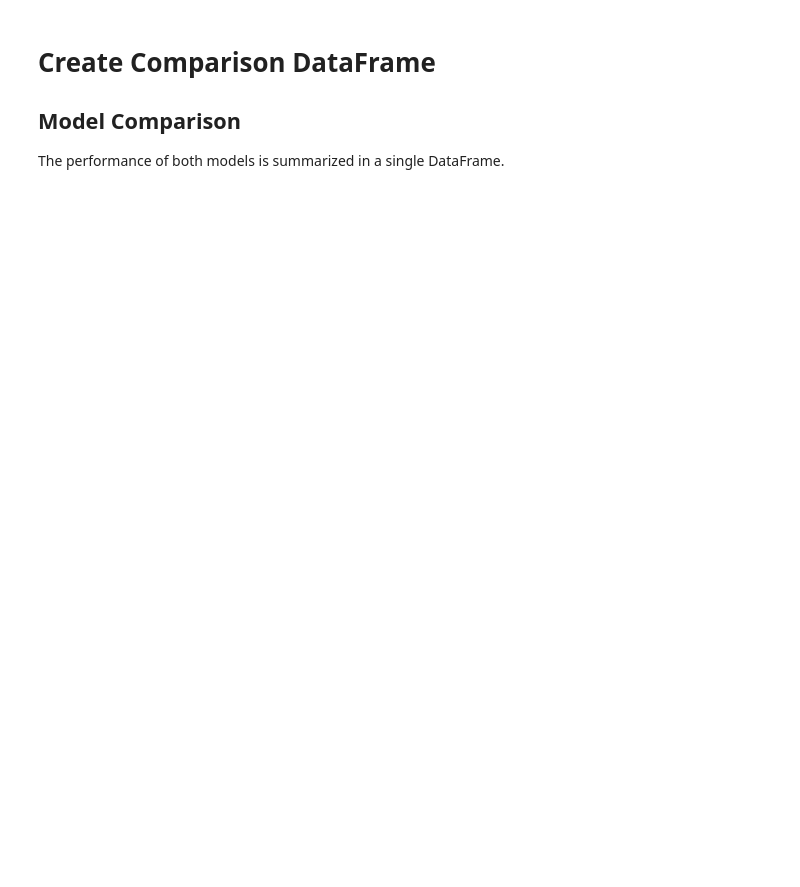
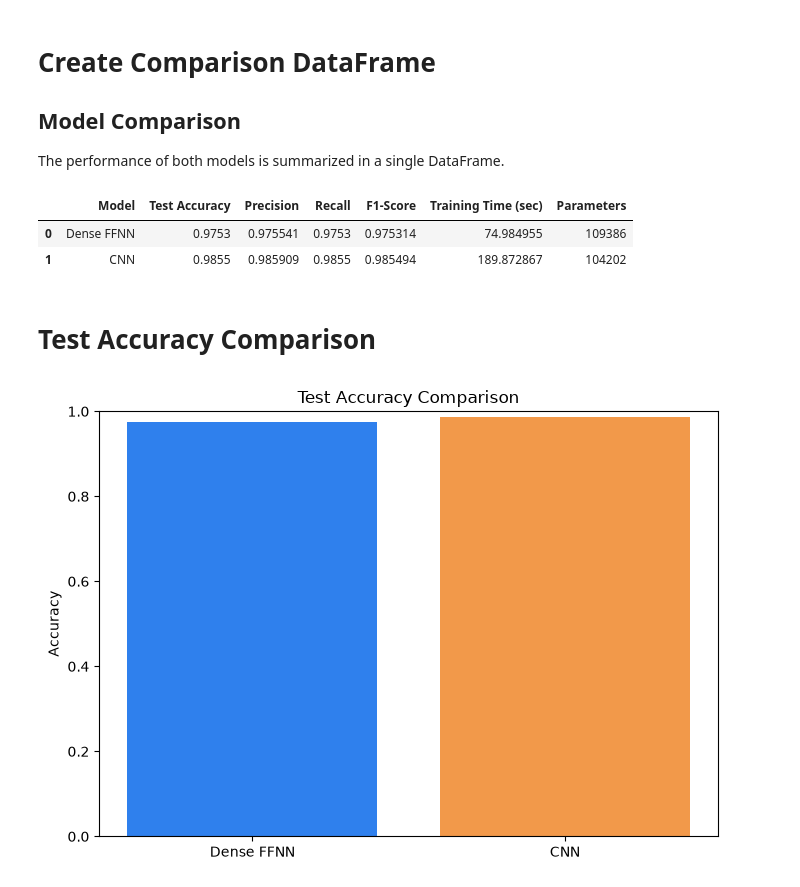
Before and after one commit to misshosseini/mini-deep-learning-experiment, a Jupyter notebook: mnist_ffnn_vs_cnn.ipynb, the cells around one changed output. Cells and saved outputs as stored; diff of their text form; code cells hidden in the pictures; blank space fills up the shorter version.

Commit message:
test_accuracy_comparison

```diff
--- a/mnist_ffnn_vs_cnn.ipynb
+++ b/mnist_ffnn_vs_cnn.ipynb
@@ -749,0 +746,43 @@ The performance of both models is summarized in a single DataFrame.
+# %%
+results_df = pd.DataFrame({
+    "Model": [
+        "Dense FFNN",
+        "CNN"
+    ],
+
+    "Test Accuracy": [
+        ffnn_accuracy,
+        cnn_accuracy
+    ],
+
+    "Precision": [
+        ffnn_precision,
+        cnn_precision
+    ],
+
+    "Recall": [
+        ffnn_recall,
+        cnn_recall
+    ],
+
+    "F1-Score": [
+        ffnn_f1,
+        cnn_f1
+    ],
+
+    "Training Time (sec)": [
+        ffnn_training_time,
+        cnn_training_time
+    ],
+
+    "Parameters": [
+        ffnn_params,
+        cnn_params
+    ]
+})
+
+results_df
+# %% [output]
+|  | Model | Test Accuracy | Precision | Recall | F1-Score | Training Time (sec) | Parameters |
+| 0 | Dense FFNN | 0.9753 | 0.975541 | 0.9753 | 0.975314 | 74.984955 | 109386 |
+| 1 | CNN | 0.9855 | 0.985909 | 0.9855 | 0.985494 | 189.872867 | 104202 |
@@ -749,0 +794,26 @@ The performance of both models is summarized in a single DataFrame.
+# %% [markdown]
+# Test Accuracy Comparison
+# %%
+plt.figure(figsize=(7, 5))
+
+plt.bar(
+    results_df["Model"],
+    results_df["Test Accuracy"],
+    color=["#2F80ED", "#F2994A"]
+)
+
+plt.title("Test Accuracy Comparison")
+plt.ylabel("Accuracy")
+plt.ylim(0, 1)
+
+plt.tight_layout()
+
+plt.savefig(
+    "plots/test_accuracy_comparison.png",
+    dpi=300,
+    bbox_inches="tight"
+)
+
+plt.show()
+# %% [output]
+[figure, added]
```
Also changed, not shown: parts of 10 cells of this notebook, 10 other files.
